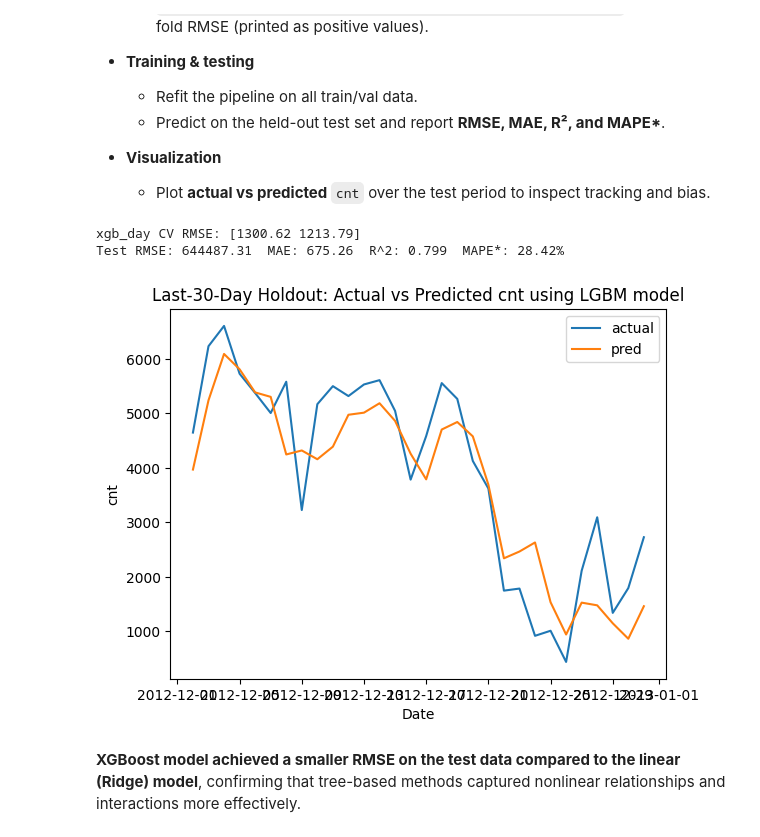
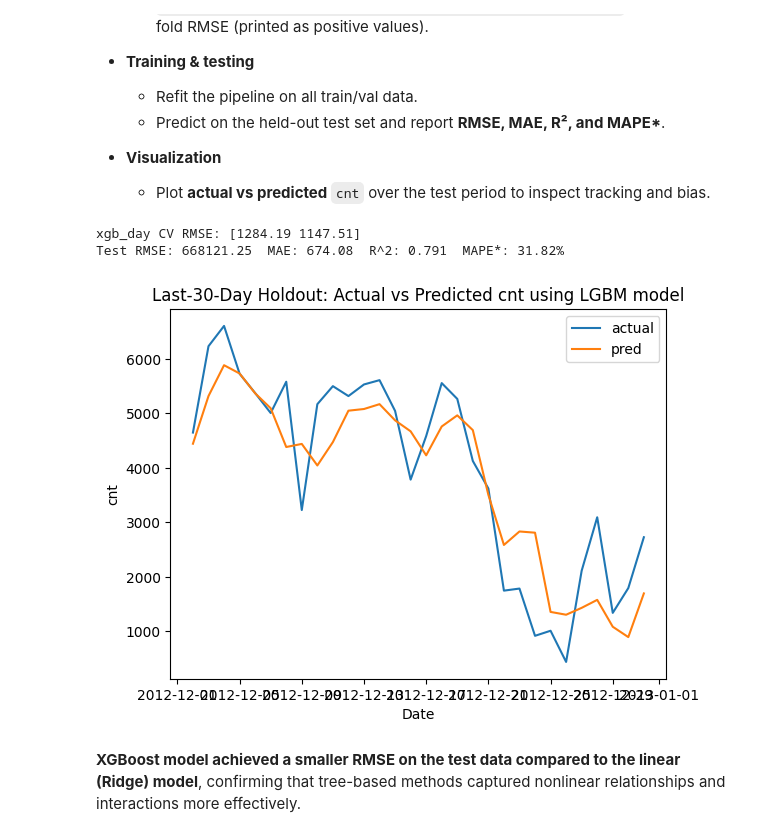
Before and after one commit to msalamati/bike_demand_forcast, a Jupyter notebook: SIXT_DataScience_Task2024.ipynb, the cells around one changed output. Saved outputs shown, nothing was run; the diff lists cells and outputs as text; code cells hidden in the pictures.

```diff
--- a/SIXT_DataScience_Task2024.ipynb
+++ b/SIXT_DataScience_Task2024.ipynb
@@ -731,7 +739,7 @@ This block builds and evaluates an **XGBoost** model on daily demand:
   - Plot **actual vs predicted** `cnt` over the test period to inspect tracking and bias.
 # %%
 # ---- features/target  ----
-X_cols_day = get_feature_cols_ls(df_trainval_day)
+X_cols_day = get_feature_cols_gb(df_trainval_day)
 y_col_day = 'cnt'
 
 numeric_features_day = df_trainval_day[X_cols_day].select_dtypes(include=[np.number]).columns.tolist()
@@ -762,36 +770,36 @@ scores = cross_val_score(
     df_trainval_day[X_cols_day], df_trainval_day[y_col_day],
     scoring='neg_root_mean_squared_error',
     cv=tscv
 )
 print('xgb_day CV RMSE:', np.round(-scores, 2))
 
 pipe.fit(df_trainval_day[X_cols_day], df_trainval_day[y_col_day])
 y_hat = pipe.predict(df_test_day[X_cols_day])
 y_true = df_test_day[y_col_day].values
 
 rmse = mean_squared_error(y_true, y_hat)
 mae  = mean_absolute_error(y_true, y_hat)
 r2   = r2_score(y_true, y_hat)
 mape = np.mean(np.abs((y_true - y_hat) / np.maximum(1, np.abs(y_true)))) * 100.0
 print(f'Test RMSE: {rmse:.2f}  MAE: {mae:.2f}  R^2: {r2:.3f}  MAPE*: {mape:.2f}%')
 
 
 # ----- Plot -----
 res = df_test_day[['dteday', 'cnt']].copy()
 res['pred'] = y_hat
 
 plt.figure()
 plt.plot(res['dteday'], res['cnt'], label='actual')
 plt.plot(res['dteday'], res['pred'], label='pred')
 plt.title('Last-30-Day Holdout: Actual vs Predicted cnt using LGBM model')
 plt.xlabel('Date')
 plt.ylabel('cnt')
 plt.legend()
 plt.show()
 # %% [output]
-xgb_day CV RMSE: [1300.62 1213.79]
-Test RMSE: 644487.31  MAE: 675.26  R^2: 0.799  MAPE*: 28.42%
+xgb_day CV RMSE: [1284.19 1147.51]
+Test RMSE: 668121.25  MAE: 674.08  R^2: 0.791  MAPE*: 31.82%
-[figure, old version]
+[figure, new version]
 # %% [markdown]
 **XGBoost model achieved a smaller RMSE on the test data compared to the linear (Ridge) model**, confirming that tree-based methods captured nonlinear relationships and interactions more effectively.
 # %% [markdown]
```
Also changed, not shown: parts of 2 cells of this notebook, 1 other file.
